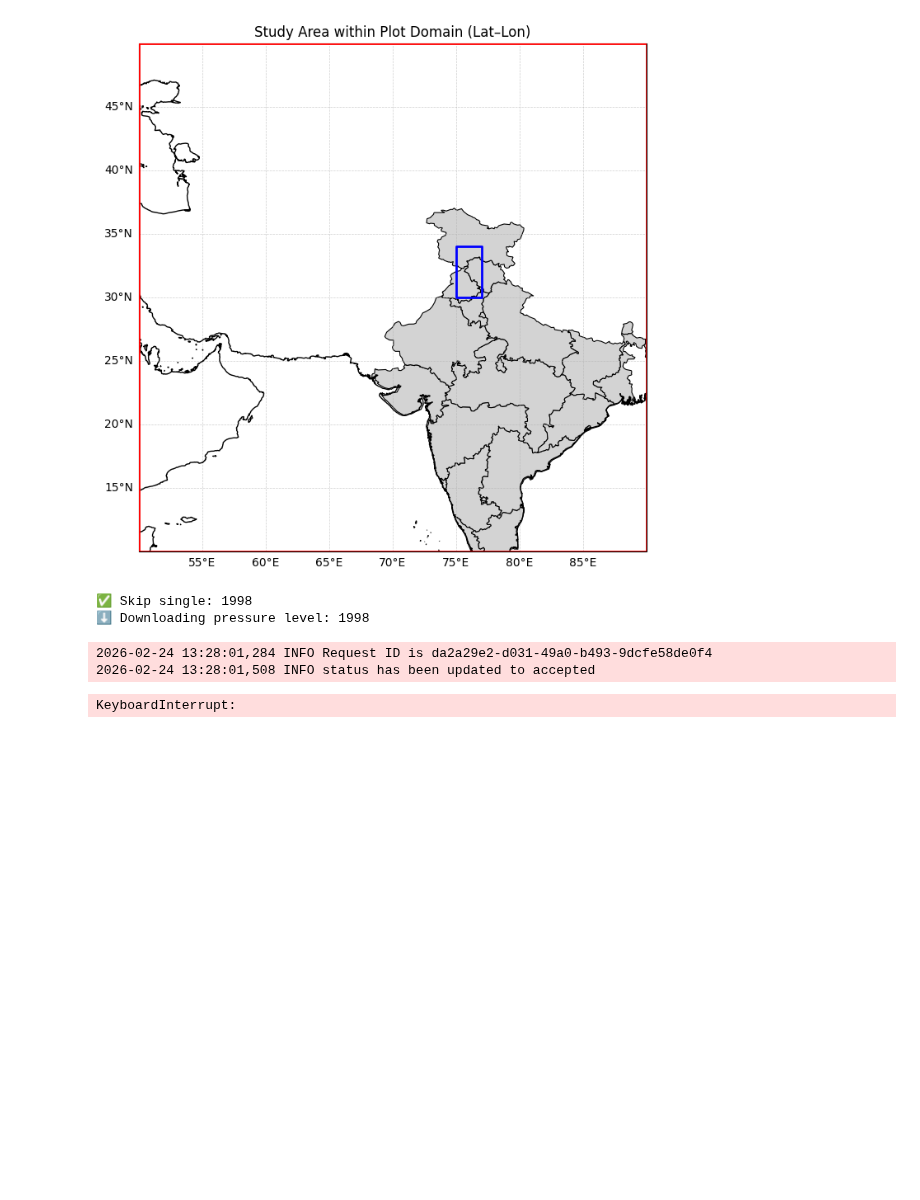
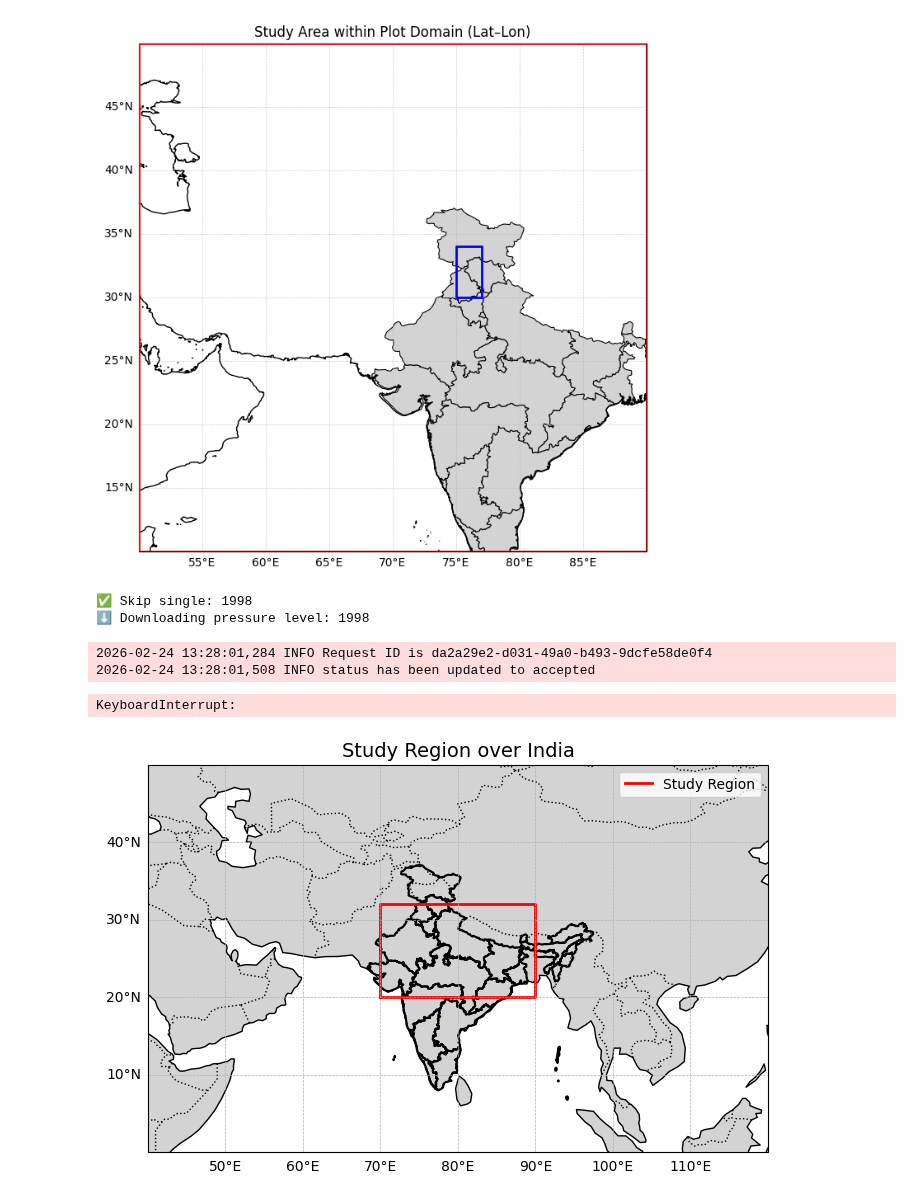
Before and after one commit to nilayiitkgpgit/ERA5, a Jupyter notebook: RoughUse.ipynb, the cells around one changed output. Cells and saved outputs as stored; diff of their text form; code cells hidden in the pictures; blank space fills up the shorter version.

```diff
--- a/RoughUse.ipynb
+++ b/RoughUse.ipynb
@@ -425,3 +425,92 @@ print(final_file)
 2026-02-24 13:28:01,284 INFO Request ID is da2a29e2-d031-49a0-b493-9dcfe58de0f4
 2026-02-24 13:28:01,508 INFO status has been updated to accepted
 KeyboardInterrupt:
+# %%
+import matplotlib.pyplot as plt
+import cartopy.crs as ccrs
+import cartopy.feature as cfeature
+import cartopy.io.shapereader as shpreader
+
+# ============================================
+# USER INPUT
+# ============================================
+
+# Study region (EDIT THIS)
+lat_min, lat_max = 20, 32
+lon_min, lon_max = 70, 90
+
+# Shapefile path (India boundary or basin)
+shapefile_path = r"D:\PHD 2025~\PHD\Shapefiles\India Shapefile With Kashmir\India Shape\india_st.shp"
+
+# Map extent (bigger than box)
+extent = [40, 120, 0, 50]   # [lon_min, lon_max, lat_min, lat_max]
+
+# ============================================
+# CREATE FIGURE
+# ============================================
+
+fig = plt.figure(figsize=(8, 8))
+ax = plt.axes(projection=ccrs.PlateCarree())
+
+# ============================================
+# SET MAP EXTENT
+# ============================================
+
+ax.set_extent(extent, crs=ccrs.PlateCarree())
+
+# ============================================
+# ADD FEATURES
+# ============================================
+
+ax.coastlines(resolution='110m', linewidth=1)
+ax.add_feature(cfeature.BORDERS, linestyle=':')
+ax.add_feature(cfeature.LAND, facecolor='lightgray')
+ax.add_feature(cfeature.OCEAN, facecolor='white')
+
+# ============================================
+# ADD SHAPEFILE
+# ============================================
+
+shape = shpreader.Reader(shapefile_path)
+ax.add_geometries(
+    shape.geometries(),
+    crs=ccrs.PlateCarree(),
+    facecolor='none',
+    edgecolor='black',
+    linewidth=1.5
+)
+
+# ============================================
+# DRAW LAT-LON BOX
+# ============================================
+
+# Box corners
+lons = [lon_min, lon_max, lon_max, lon_min, lon_min]
+lats = [lat_min, lat_min, lat_max, lat_max, lat_min]
+
+ax.plot(
+    lons, lats,
+    color='red',
+    linewidth=2,
+    transform=ccrs.PlateCarree(),
+    label='Study Region'
+)
+
+# ============================================
+# GRIDLINES
+# ============================================
+
+gl = ax.gridlines(draw_labels=True, linewidth=0.5, linestyle='--')
+gl.top_labels = False
+gl.right_labels = False
+
+# ============================================
+# TITLE
+# ============================================
+
+plt.title("Study Region over India", fontsize=14)
+
+plt.legend()
+plt.show()
+# %% [output]
+[figure, added]
```
Also changed, not shown: 1 other file.
